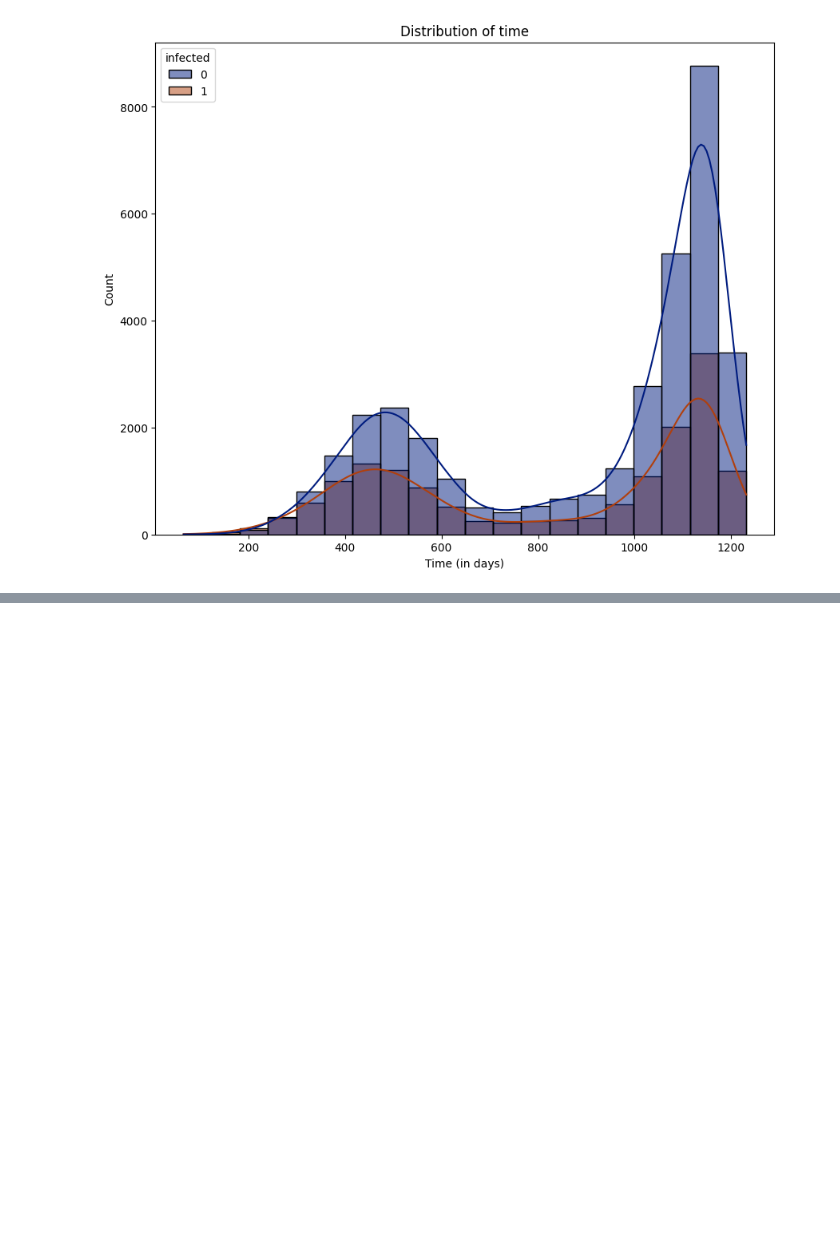
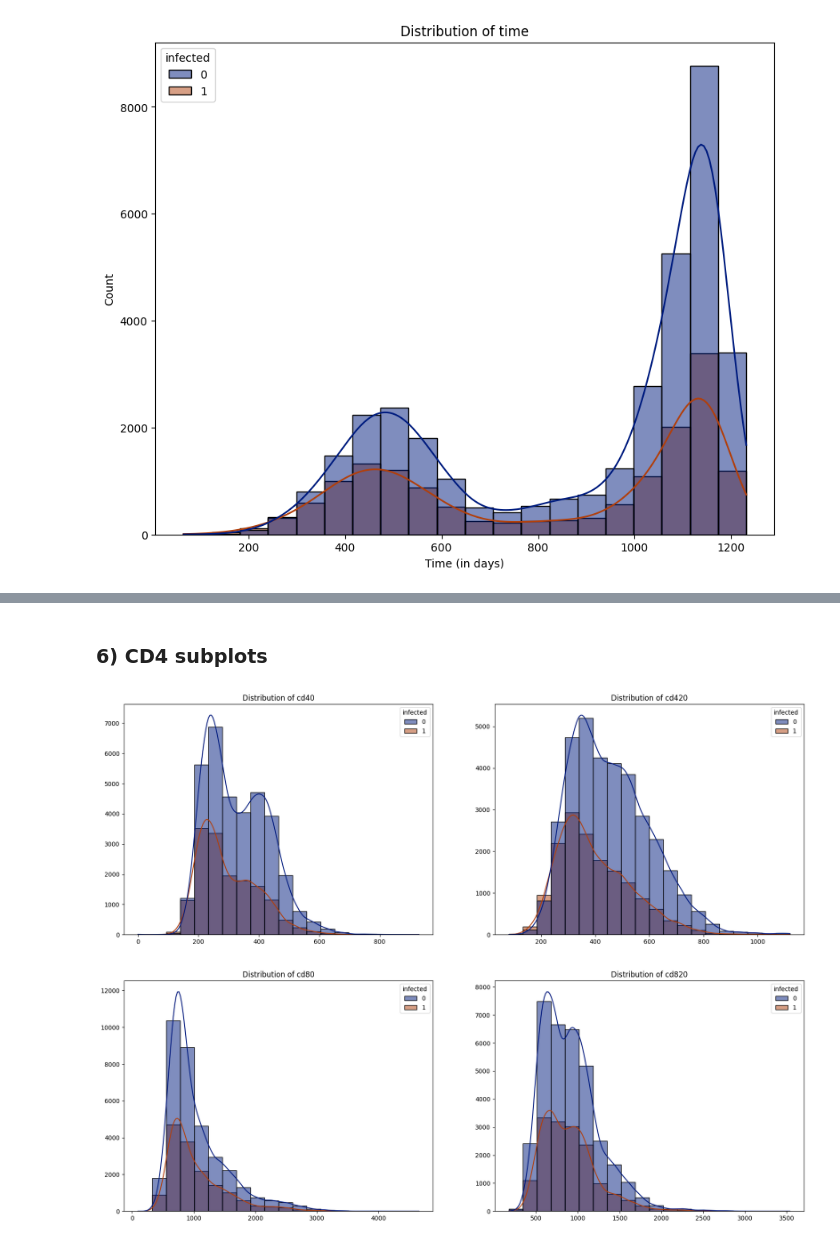
Before and after one commit to yanicodeverse/AIDS_Virus_Infection_Prediction, a Jupyter notebook: AIDS.ipynb, the cells around one changed output, grey strips where cells are left out. Cells and saved outputs as stored; diff of their text form; code cells hidden in the pictures; blank space fills up the shorter version.

```diff
--- a/AIDS.ipynb
+++ b/AIDS.ipynb
@@ -260,0 +272,18 @@ Text(0.5, 0, 'Time (in days)')
+# %% [markdown]
+### 6) CD4 subplots
+# %%
+cd4_sub = [col for col in df.columns if col.startswith('cd')]
+
+# plotting the cd4 subplotsd
+def subplots_hist(data, cd4_sub,fig_rows, fig_columns, x_axis=20, y_axis=15):
+    fig, ax = plt.subplots(fig_rows,fig_columns, figsize=(x_axis, y_axis))
+    ax = ax.ravel()
+    for i, col in enumerate(cd4_sub):
+        sns.histplot(x=col, data=data, hue='infected', palette='dark', kde=True, bins=20, ax=ax[i])
+        ax[i].set_title(f"Distribution of {col}")
+        ax[i].set_xlabel(None, fontsize=16)
+        ax[i].set_ylabel(None, fontsize=16)
+
+subplots_hist(df, cd4_sub, 2,2)
+# %% [output]
+[figure, added]
```
Also changed, not shown: parts of 21 cells of this notebook.
